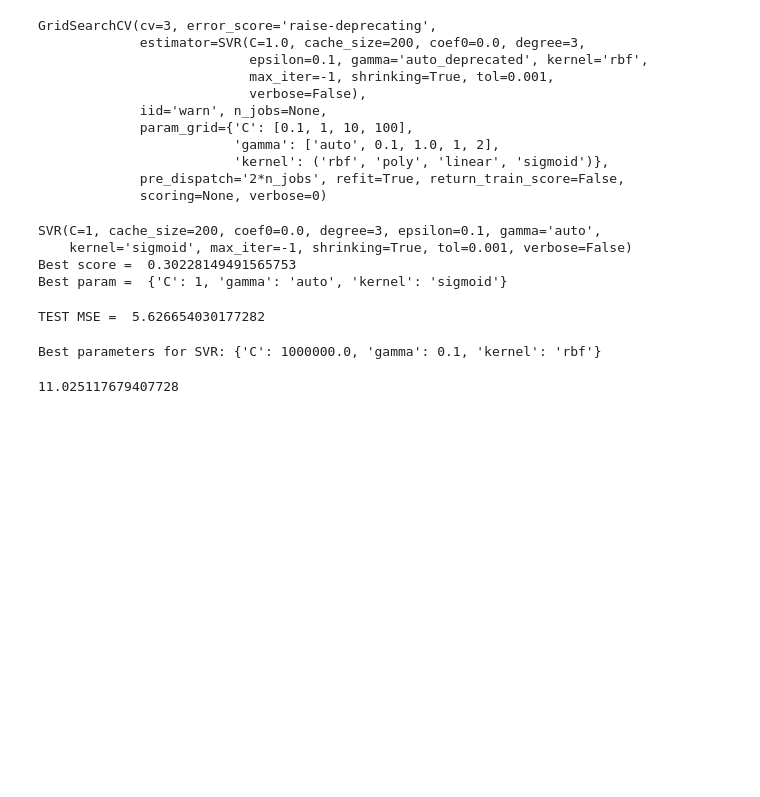
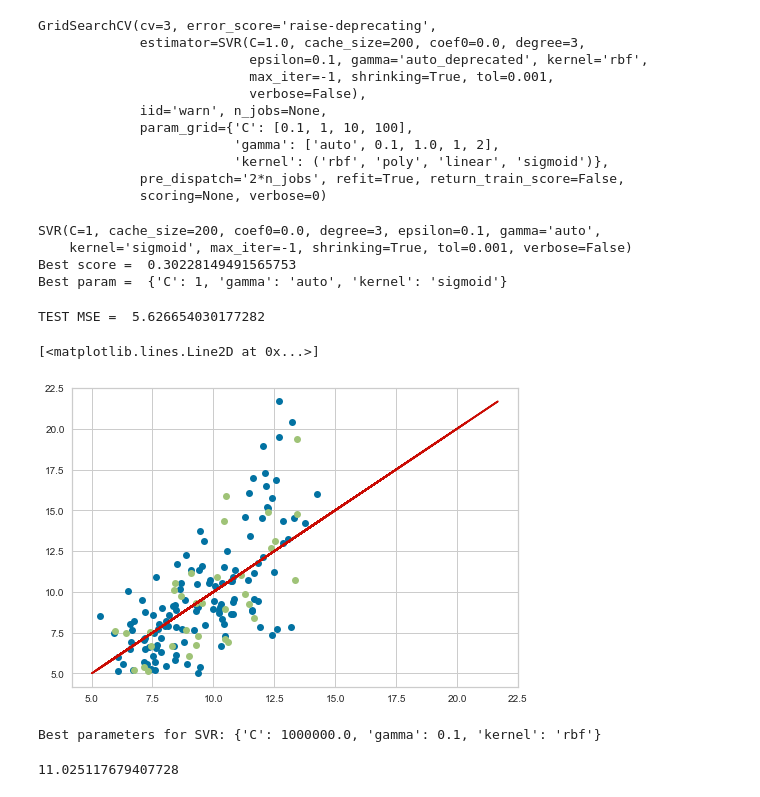
Before and after one commit to pauldelacour/data_sc_lab, a Jupyter notebook: task_01/methods/Only_spectro.ipynb, the cells around one changed output. Saved outputs shown, nothing was run; the diff lists cells and outputs as text; code cells hidden in the pictures; blank space fills up the shorter version.

```diff
--- a/task_01/methods/Only_spectro.ipynb
+++ b/task_01/methods/Only_spectro.ipynb
@@ -187,6 +187,13 @@ test_mse_svm = sklearn.metrics.mean_squared_error(y_test , svr_final.predict(x_t
 print('TEST MSE = ', test_mse_svm)
 # %% [output]
 TEST MSE =  5.626654030177282
+# %%
+plt.plot(svr_final.predict(x_train) , y_train , 'o')
+plt.plot(svr_final.predict(x_test), y_test , 'o')
+plt.plot(y_train , y_train)
+# %% [output]
+[<matplotlib.lines.Line2D at 0x...>]
+[figure, added]
 # %%
 svr_cross = fit_svr_with_grid_search(x_train, y_train)
 # %% [output]
```
Also changed, not shown: parts of 2 cells of this notebook.
